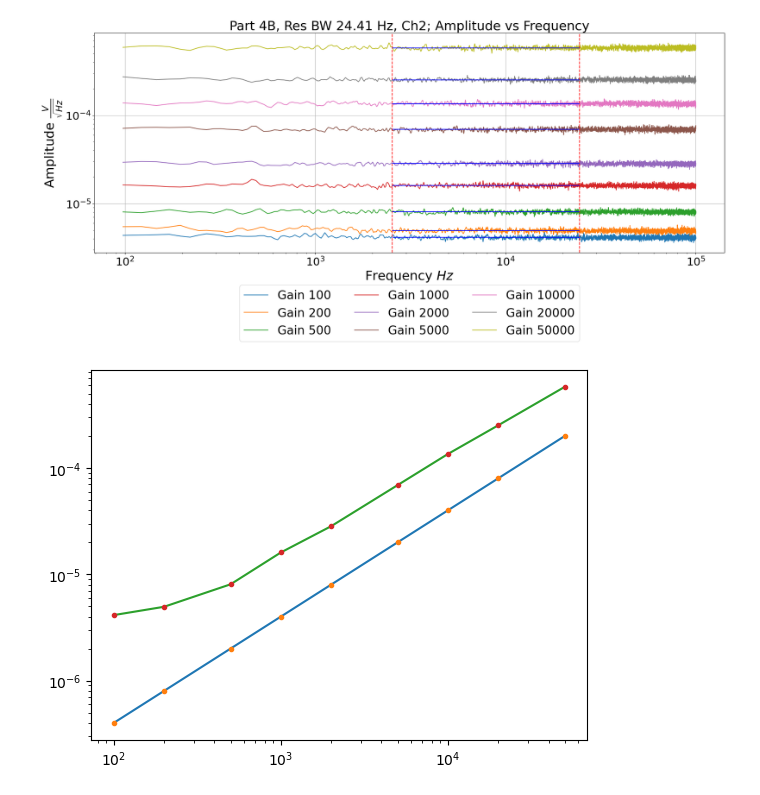
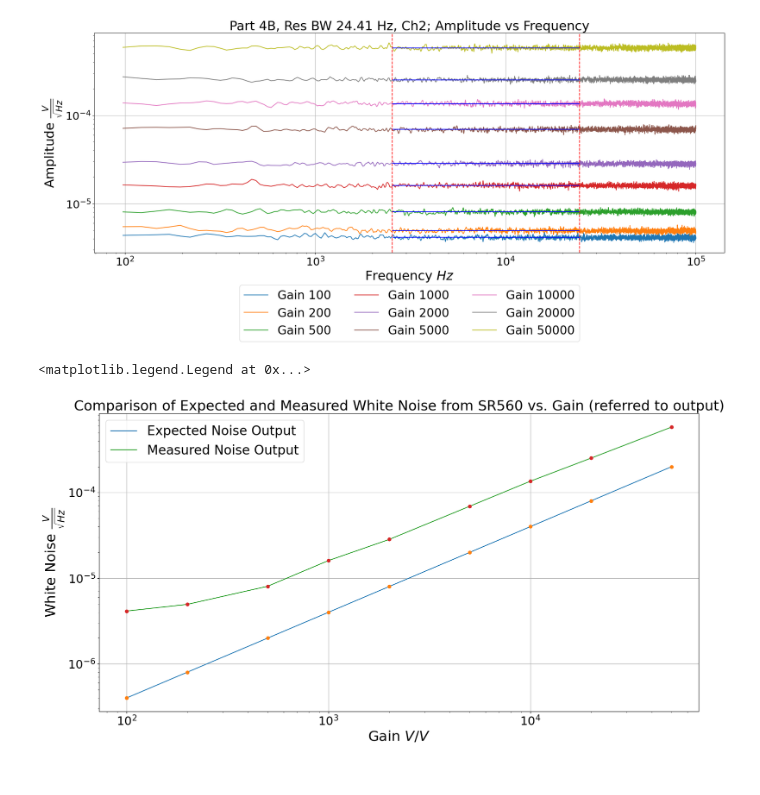
Before and after one commit to JJAmidei/QCT_Lab4, a Jupyter notebook: PlotsB.ipynb, the cells around one changed output. Saved outputs shown, nothing was run; the diff lists cells and outputs as text; code cells hidden in the pictures.

Commit message:
Revised 4a plots

```diff
--- a/PlotsB.ipynb
+++ b/PlotsB.ipynb
@@ -261,38 +261,42 @@ Ch2 white noise for Gain 5000: 6.908418433333334e-05
 Ch2 white noise for Gain 50000: 0.0005803196333333333
 [figure]
 # %%
-import numpy as np
-import matplotlib.pyplot as plt
-
 #expected_noise = np.array([60, 40, 125,
 #                      130, 220, 500,
 #                      400, 800, 2000,
 #                      4000, 8000, 20000,
 #                      40000, 80000, 200000])
 
 #gain = np.array([1, 2, 5,
 #                 10, 20, 50,
 #                 100, 200, 500,
 #                 1000, 2000, 5000,
 #                 10000, 20000, 50000])
 
 expected_noise = np.array([400, 800, 2000,
                            4000, 8000, 20000,
                            40000, 80000, 200000])*10**(-9)
 
 measured_noise = np.array([4.1327508666666665e-06, 4.9490470444444445e-06, 8.053118522222223e-06,
                            1.605687833333333e-05, 2.8356844888888887e-05, 6.908418433333334e-05,
                            0.00013558636222222223, 0.00025231732, 0.0005803196333333333])
 
 gain = np.array([100, 200, 500,
                1000, 2000, 5000,
                10000, 20000, 50000])
 
-plt.plot(gain, expected_noise)
-plt.errorbar(gain, expected_noise, fmt=".")
-plt.plot(gain, measured_noise)
-plt.errorbar(gain, measured_noise, fmt=".")
+plt.figure(figsize=(20, 10))
+plt.plot(gain, expected_noise, label='Expected Noise Output')
+plt.errorbar(gain, expected_noise, fmt="o")
+plt.plot(gain, measured_noise, label='Measured Noise Output')
+plt.errorbar(gain, measured_noise, fmt="o")
+plt.xlabel(r'Gain $V/V$ ')
 plt.xscale('log')
+plt.ylabel(r'White Noise $\frac{V}{\sqrt{Hz}}$')
 plt.yscale('log')
+plt.title(f'Comparison of Expected and Measured White Noise from SR560 vs. Gain (referred to output)')
+plt.grid(True)
+plt.legend()
 # %% [output]
+<matplotlib.legend.Legend at 0x...>
-[figure, old version]
+[figure, new version]
```
Also changed, not shown: parts of 1 cell of this notebook, 4 other files.
